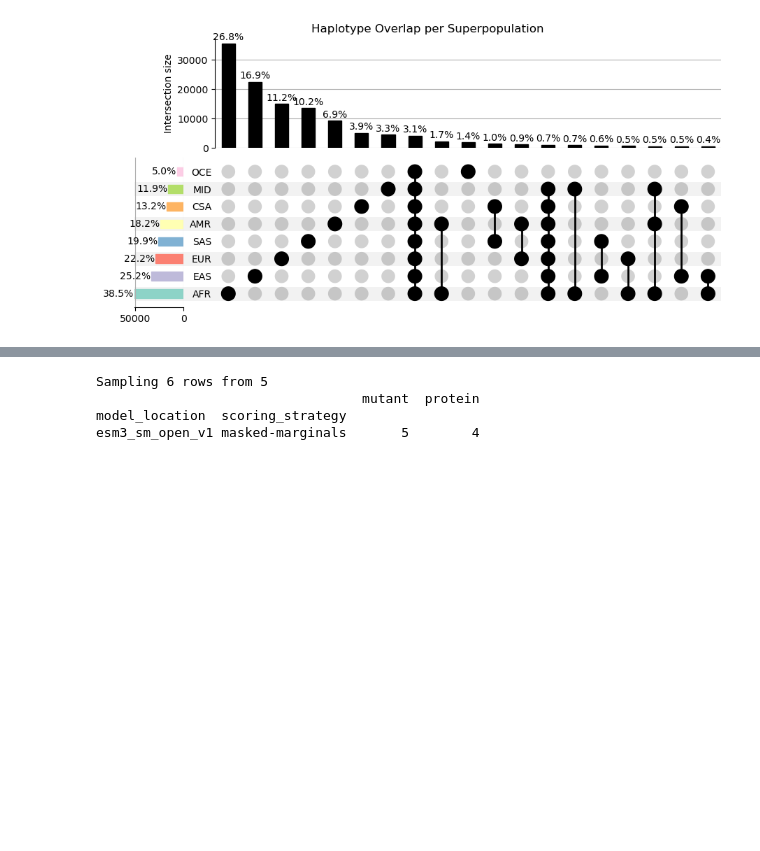
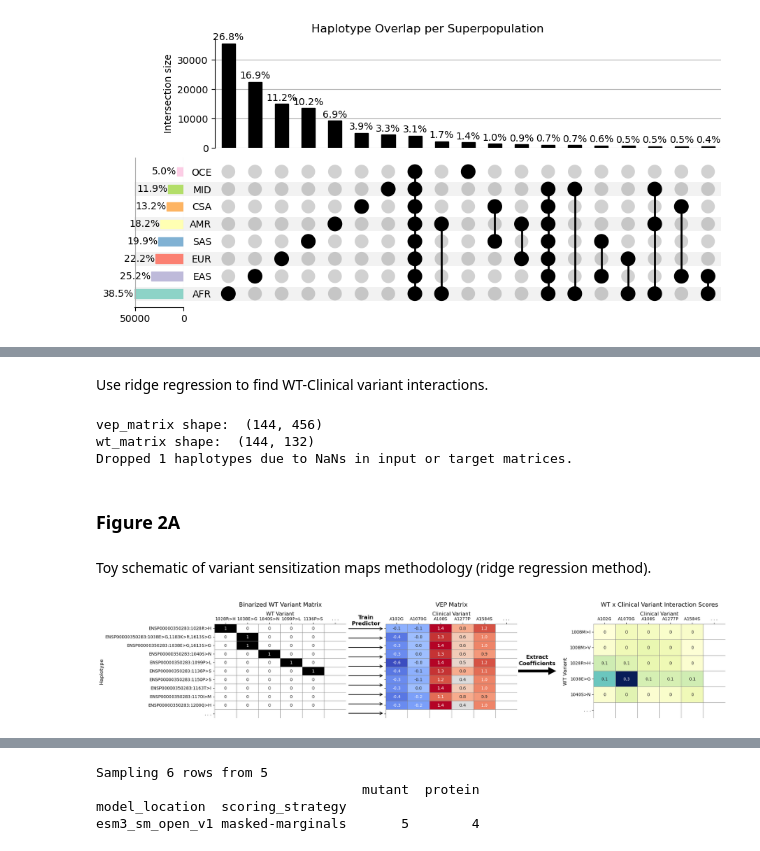
Before and after one commit to bschilder/VEP_protein, a Jupyter notebook: manuscript/figures.ipynb, the cells around one changed output, grey strips where cells are left out. Cells and saved outputs as stored; diff of their text form; code cells hidden in the pictures; blank space fills up the shorter version.

```diff
--- a/manuscript/figures.ipynb
+++ b/manuscript/figures.ipynb
@@ -309,0 +257,14 @@ vep_df["VEP_ref_diff"] = vep_df["VEP_REF"] - vep_df["VEP"]
+# %%
+refseq_ids = ['NP_009225.1'] # BRCA1
+# refseq_ids = ['NP_000101.2'] # DYPD
+
+model_name = "esm2_t33_650M_UR50D"
+
+vep_prot = va.merge_vep(
+    scoring_strategy=["masked-marginals"],
+    vep_files=vep_files.loc[(vep_files['model_location']==model_name) &
+                            (vep_files['protein'].isin(refseq_ids))]
+    )
+print("n_haplotypes: ", vep_prot["haplotype"].nunique())
+vep_prot["HGNC"] = vep_prot["GENEINFO"].str.split(":").str[0]
+vep_prot['site'] = vep_prot['protein'] + ":" + vep_prot['mutant']
@@ -309,0 +285,10 @@ vep_df["VEP_ref_diff"] = vep_df["VEP_REF"] - vep_df["VEP"]
+# %% [markdown]
+Use ridge regression to find WT-Clinical variant interactions.
+# %%
+wtvariants_to_vep_linear_model_out = ab.wtvariants_to_vep_linear_model(vep_df=vep_prot,
+                                                          alpha=1)
+ridge_df = wtvariants_to_vep_linear_model_out["interaction_df"]
+# %% [output]
+vep_matrix shape:  (144, 456)
+wt_matrix shape:  (144, 132)
+Dropped 1 haplotypes due to NaNs in input or target matrices.
@@ -309,0 +298,8 @@ vep_df["VEP_ref_diff"] = vep_df["VEP_REF"] - vep_df["VEP"]
+# %% [markdown]
+### Figure 2A
+# %% [markdown]
+Toy schematic of variant sensitization maps methodology (ridge regression method).
+# %%
+fig2a = ab.plot_variant_sensitization_schematic(wtvariants_to_vep_linear_model_out)
+# %% [output]
+[figure, added]
```
Also changed, not shown: parts of 52 cells of this notebook, 18 other files.
